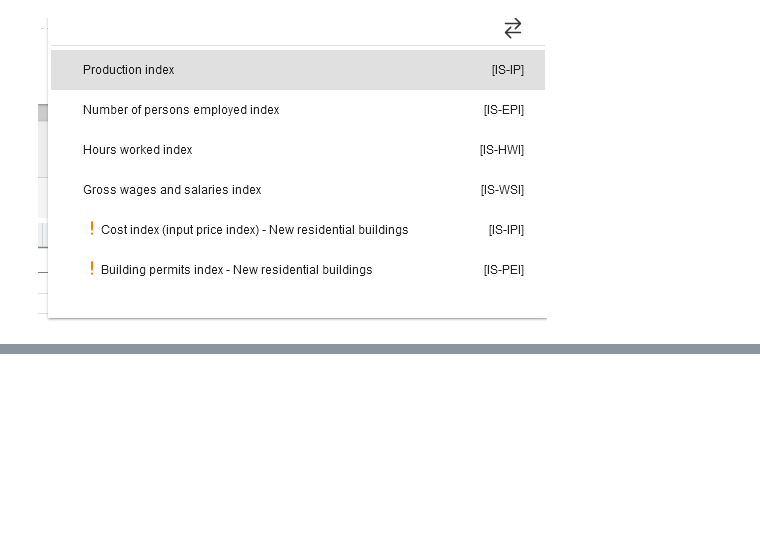
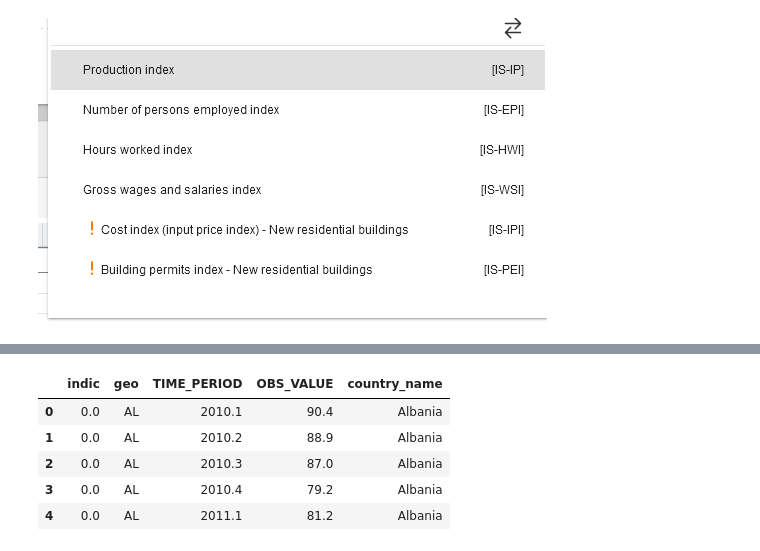
Before and after one commit to sbs23100/MScDataAnalyticsCA2, a Jupyter notebook: irishConstructionData.ipynb, the cells around one changed output, grey strips where cells are left out. Cells and saved outputs as stored; diff of their text form; code cells hidden in the pictures; blank space fills up the shorter version.

Commit message:
data added and test displayed on map

```diff
--- a/irishConstructionData.ipynb
+++ b/irishConstructionData.ipynb
@@ -236,0 +230,10 @@ df.head(5)
+# %%
+# example of a ordinal encoding
+from numpy import asarray
+from sklearn.preprocessing import OrdinalEncoder
+
+# define ordinal encoding
+encoder = OrdinalEncoder()
+# transform data
+df['indic'] = encoder.fit_transform(df['indic'].values.reshape(-1,1))
+print(df.head(5))
@@ -236,0 +275,7 @@ df.head(5)
+# %%
+#drop rowns with null values
+df = df.dropna()
+# %%
+#for values in 'TIME_PERIOD' column replace '-Q' with '.'
+df['TIME_PERIOD'] = df['TIME_PERIOD'].str.replace('-Q', '.')
+df.head(5)
@@ -236,0 +289,4 @@ df.head(5)
+# %%
+#convert 'TIME_PERIOD' column to int
+df['TIME_PERIOD'] = df['TIME_PERIOD'].astype(float)
+df.head(5)
@@ -236,0 +316,21 @@ df.head(5)
+# %%
+import pycountry
+
+# Define a function to get the country name from an ISO-3166-1 alpha-2 code
+def get_country_name(iso_2):
+    try:
+        return pycountry.countries.get(alpha_2=iso_2).name
+    except:
+        return None
+
+# Add a new column to the dataframe with the country names
+df['country_name'] = df['geo'].apply(get_country_name)
+
+df.head(5)
+# %% [output]
+|  | indic | geo | TIME_PERIOD | OBS_VALUE | country_name |
+| 0 | 0.0 | AL | 2010.1 | 90.4 | Albania |
+| 1 | 0.0 | AL | 2010.2 | 88.9 | Albania |
+| 2 | 0.0 | AL | 2010.3 | 87.0 | Albania |
+| 3 | 0.0 | AL | 2010.4 | 79.2 | Albania |
+| 4 | 0.0 | AL | 2011.1 | 81.2 | Albania |
```
Also changed, not shown: parts of 17 cells of this notebook.
